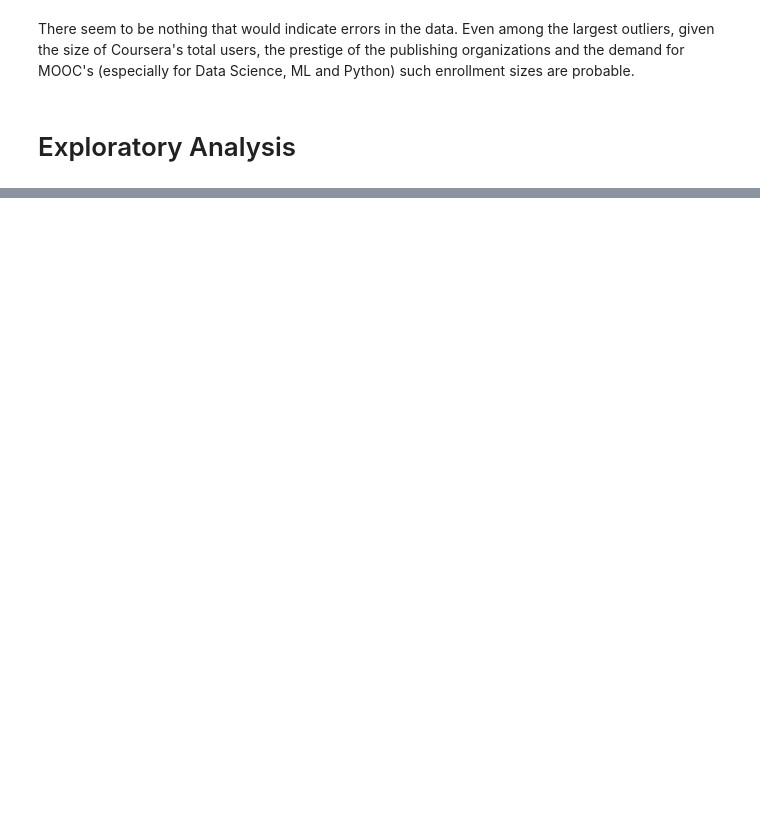
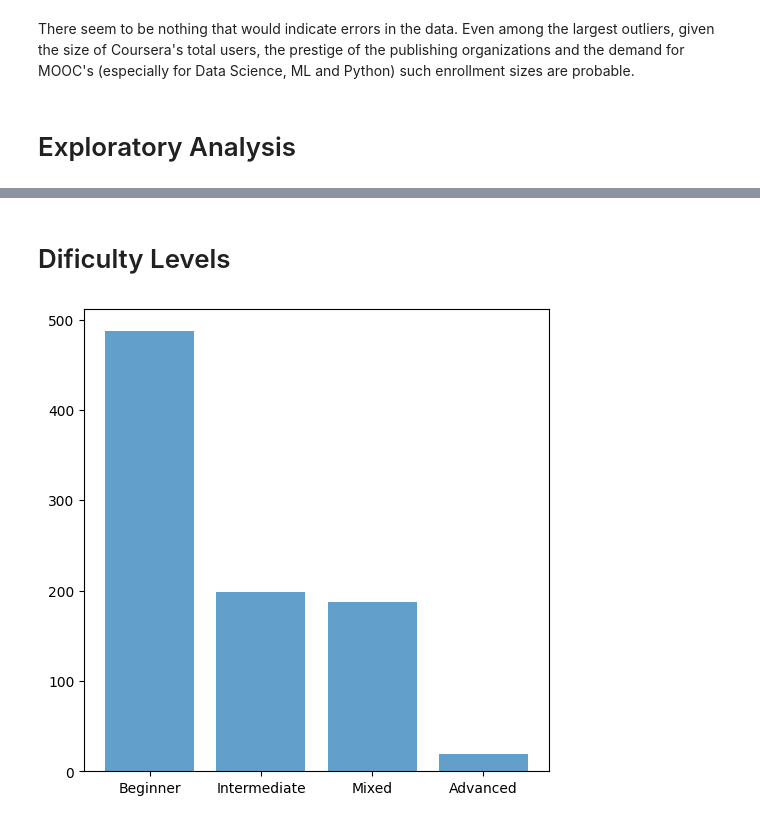
Before and after one commit to Jpooouks/coursera-eda, a Jupyter notebook: Coursera Course Analysis.ipynb, the cells around one changed output, grey strips where cells are left out. Drawn from its saved outputs; the diff is of its cells as text; code cells hidden in the pictures; blank space fills up the shorter version.

```diff
--- a/Coursera Course Analysis.ipynb
+++ b/Coursera Course Analysis.ipynb
@@ -130,0 +233,8 @@ There seem to be nothing that would indicate errors in the data. Even among the
+# %% [markdown]
+# Dificulty Levels
+# %%
+diffs = data['course_difficulty'].value_counts()
+fig, ax = plt.subplots(figsize=(6,6))
+ax.bar(diffs.index, diffs, alpha=0.7);
+# %% [output]
+[figure, added]
```
Also changed, not shown: parts of 45 cells of this notebook.
